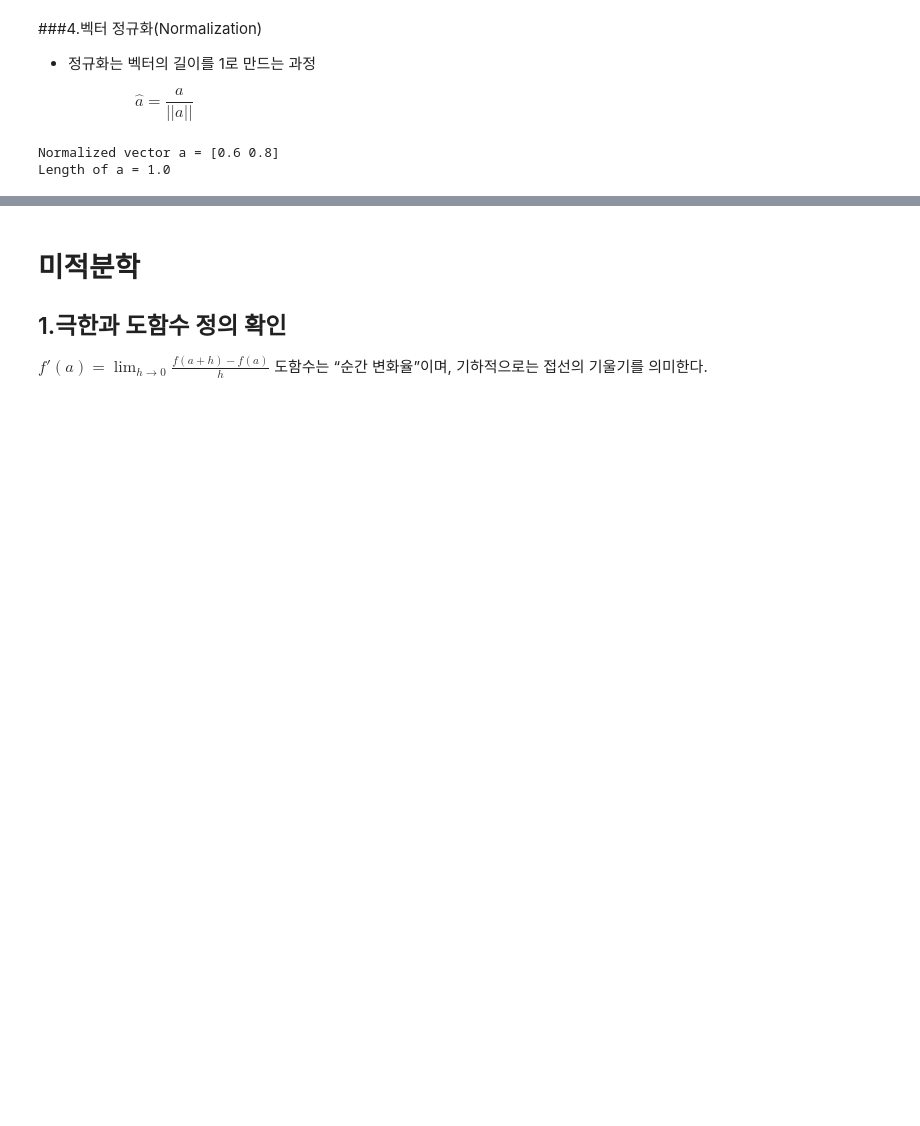
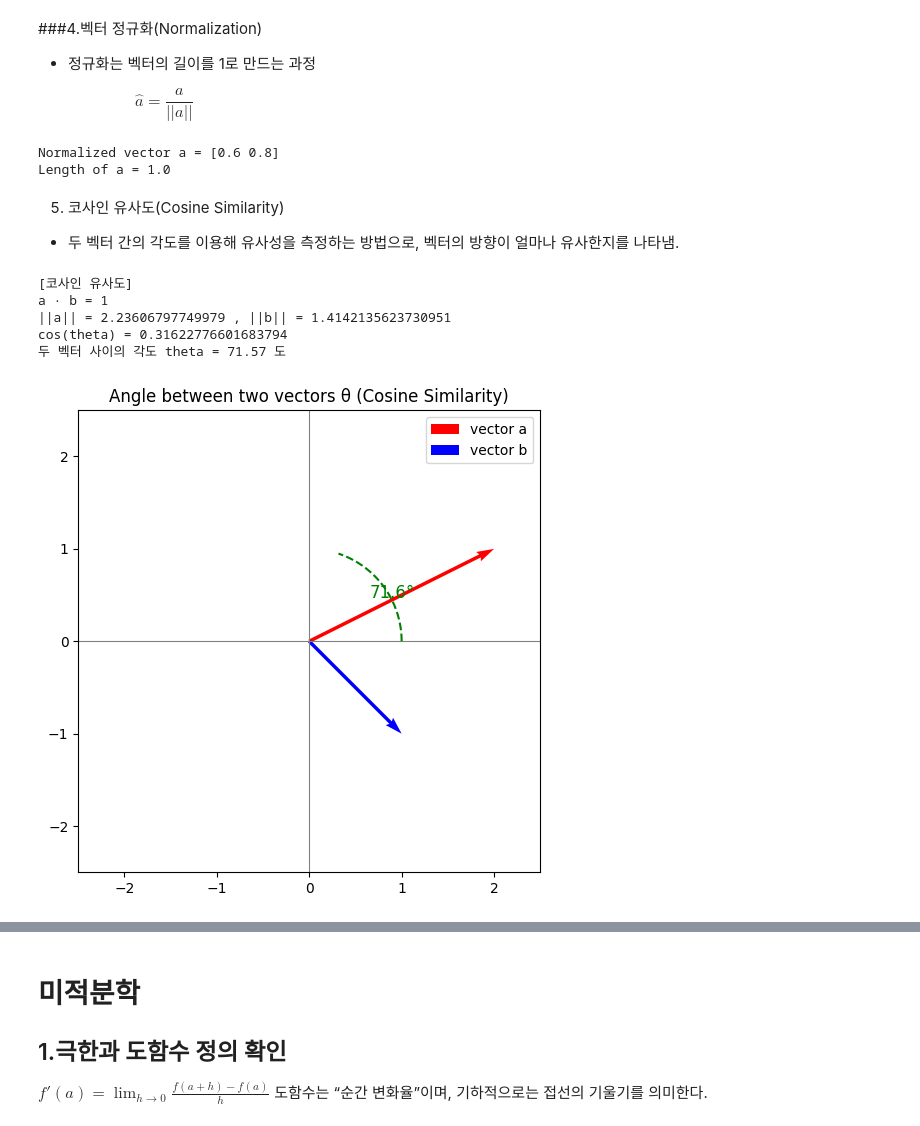
Before and after one commit to Youngpyoryu/Lecture_Note, a Jupyter notebook: 빅데이터를 위한 수학/빅데이터수학_2025.ipynb, the cells around one changed output, grey strips where cells are left out. Saved outputs shown, nothing was run; the diff lists cells and outputs as text; code cells hidden in the pictures; blank space fills up the shorter version.

```diff
--- a/빅데이터를 위한 수학/빅데이터수학(수정중).ipynb
+++ b/빅데이터를 위한 수학/빅데이터수학_2025.ipynb
@@ -715,3 +715,53 @@ print("Length of a =", np.linalg.norm(a_norm))
 # %% [output]
 Normalized vector a = [0.6 0.8]
 Length of a = 1.0
+# %% [markdown]
+5. 코사인 유사도(Cosine Similarity)
+ - 두 벡터 간의 각도를 이용해 유사성을 측정하는 방법으로, 벡터의 방향이 얼마나 유사한지를 나타냄.
+# %%
+a = np.array([2, 1])
+b = np.array([1, -1])
+
+dot = np.dot(a, b)
+norm_a = np.linalg.norm(a)
+norm_b = np.linalg.norm(b)
+cos_theta = dot / (norm_a * norm_b)
+
+print("\n[코사인 유사도]")
+print("a · b =", dot)
+print("||a|| =", norm_a, ", ||b|| =", norm_b)
+print("cos(theta) =", cos_theta)
+
+# theta 값(라디안 → 도 단위로 변환)
+theta = np.degrees(np.arccos(cos_theta))
+print("두 벡터 사이의 각도 theta =", round(theta, 2), "도")
+
+plt.figure(figsize=(6,6))
+plt.axhline(0, color='gray', linewidth=0.8)
+plt.axvline(0, color='gray', linewidth=0.8)
+
+# Draw vectors
+plt.quiver(0, 0, a[0], a[1], angles='xy', scale_units='xy', scale=1, color='r', label='vector a')
+plt.quiver(0, 0, b[0], b[1], angles='xy', scale_units='xy', scale=1, color='b', label='vector b')
+
+# Draw arc for angle θ
+angle = np.linspace(0, np.deg2rad(theta), 100)
+radius = 1.0
+plt.plot(radius*np.cos(angle), radius*np.sin(angle), color='green', linestyle='--')
+plt.text(0.8*np.cos(np.deg2rad(theta/2)), 0.8*np.sin(np.deg2rad(theta/2)),
+         f"{round(theta,1)}°", color='green', fontsize=12)
+
+# Style
+plt.xlim(-2.5, 2.5)
+plt.ylim(-2.5, 2.5)
+plt.gca().set_aspect('equal', adjustable='box')
+plt.legend()
+plt.title("Angle between two vectors theta (Cosine Similarity)")
+plt.show()
+# %% [output]
+[코사인 유사도]
+a · b = 1
+||a|| = 2.23606797749979 , ||b|| = 1.4142135623730951
+cos(theta) = 0.31622776601683794
+두 벡터 사이의 각도 theta = 71.57 도
+[figure, added]
```
Also changed, not shown: parts of 19 cells of this notebook.
